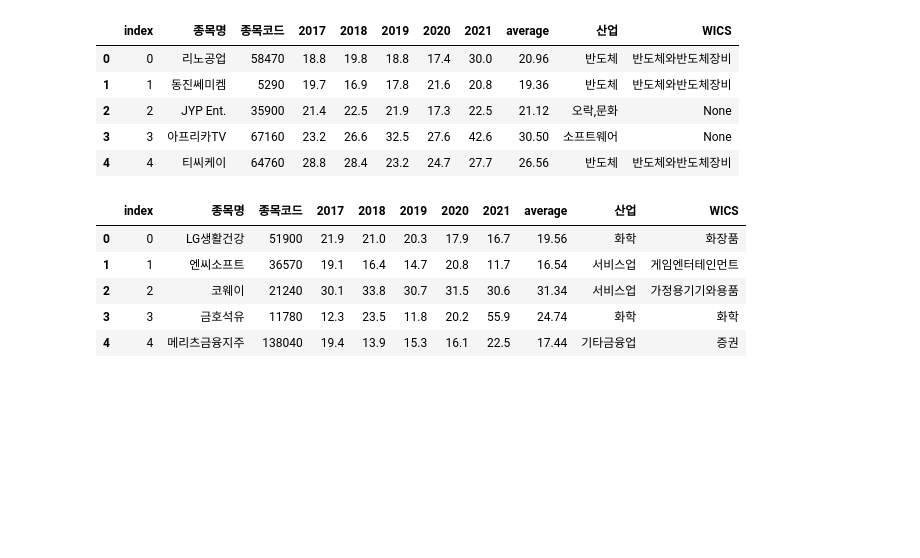
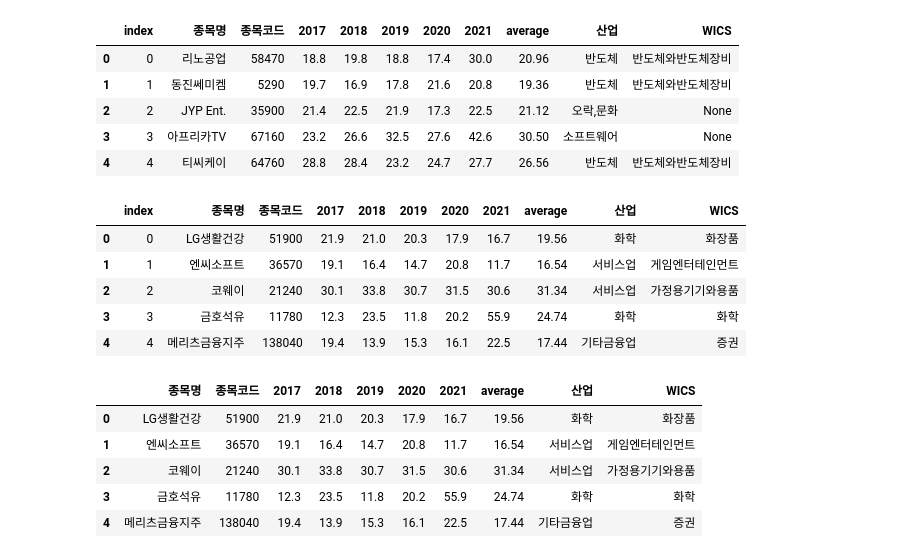
Before and after one commit to hk-project-team1/Munger, a Jupyter notebook: 2.데이터저장/MungerDatabase.ipynb, the cells around one changed output. Cells and saved outputs as stored; diff of their text form; code cells hidden in the pictures; blank space fills up the shorter version.

```diff
--- a/2.데이터저장/MungerDatabase.ipynb
+++ b/2.데이터저장/MungerDatabase.ipynb
@@ -163,3 +159,13 @@ df11.head()
 | 2 | 2 | 코웨이 | 21240 | 30.1 | 33.8 | 30.7 | 31.5 | 30.6 | 31.34 | 서비스업 | 가정용기기와용품 |
 | 3 | 3 | 금호석유 | 11780 | 12.3 | 23.5 | 11.8 | 20.2 | 55.9 | 24.74 | 화학 | 화학 |
 | 4 | 4 | 메리츠금융지주 | 138040 | 19.4 | 13.9 | 15.3 | 16.1 | 22.5 | 17.44 | 기타금융업 | 증권 |
+# %%
+df11 = pd.read_excel("C:/Workspace/Munger/2.데이터저장/필수데이터/KospiROE.xlsx")
+df11.head()
+# %% [output]
+|  | 종목명 | 종목코드 | 2017 | 2018 | 2019 | 2020 | 2021 | average | 산업 | WICS |
+| 0 | LG생활건강 | 51900 | 21.9 | 21.0 | 20.3 | 17.9 | 16.7 | 19.56 | 화학 | 화장품 |
+| 1 | 엔씨소프트 | 36570 | 19.1 | 16.4 | 14.7 | 20.8 | 11.7 | 16.54 | 서비스업 | 게임엔터테인먼트 |
+| 2 | 코웨이 | 21240 | 30.1 | 33.8 | 30.7 | 31.5 | 30.6 | 31.34 | 서비스업 | 가정용기기와용품 |
+| 3 | 금호석유 | 11780 | 12.3 | 23.5 | 11.8 | 20.2 | 55.9 | 24.74 | 화학 | 화학 |
+| 4 | 메리츠금융지주 | 138040 | 19.4 | 13.9 | 15.3 | 16.1 | 22.5 | 17.44 | 기타금융업 | 증권 |
```
Also changed, not shown: parts of 6 cells of this notebook, 1 other file.
